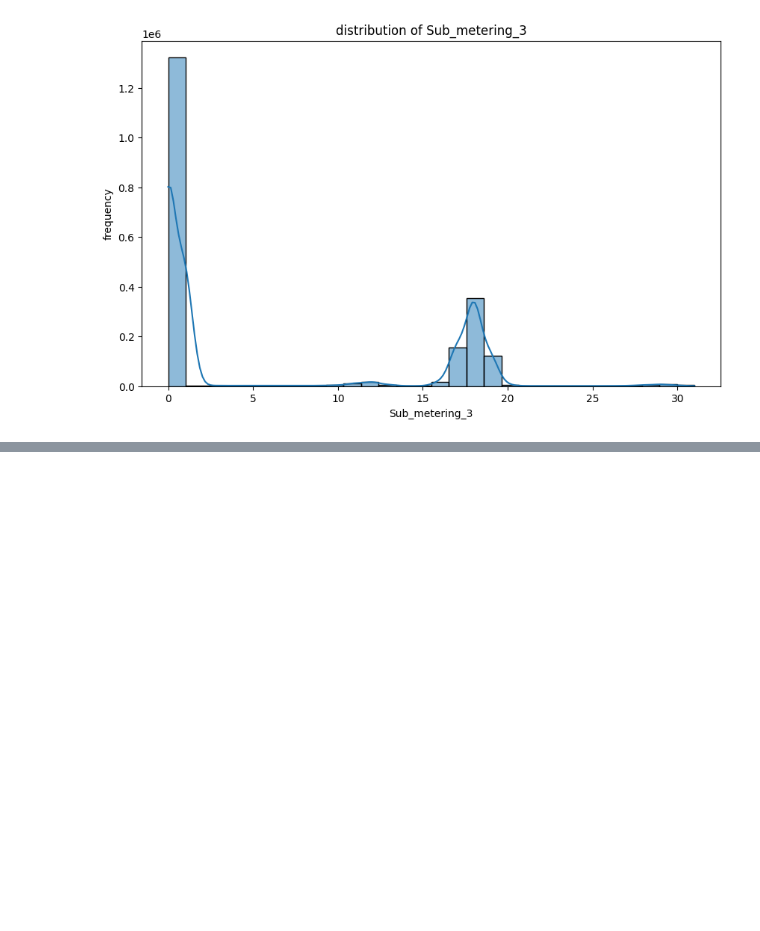
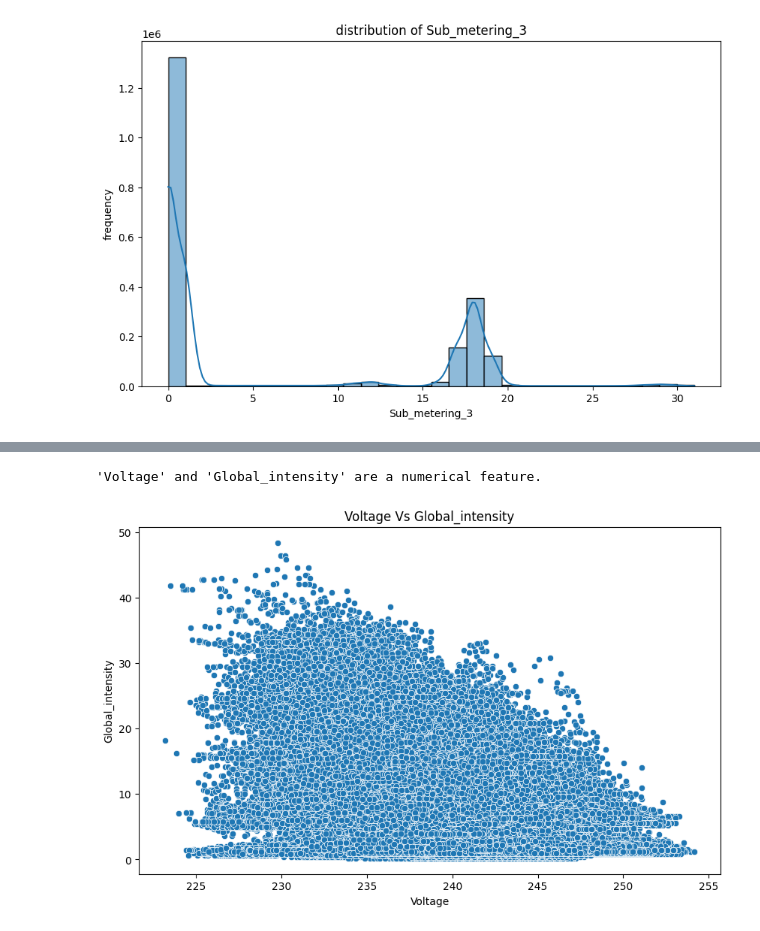
Before and after one commit to yuvraj-rathod-1202/Electricity_Consumption_Predictor, a Jupyter notebook: EDA/EDA.ipynb, the cells around one changed output, grey strips where cells are left out. Saved outputs shown, nothing was run; the diff lists cells and outputs as text; code cells hidden in the pictures; blank space fills up the shorter version.

```diff
--- a/EDA/EDA.ipynb
+++ b/EDA/EDA.ipynb
@@ -124,0 +155,5 @@ for feature in features:
+# %%
+BivariateAnalyzer().execute_strategy(df, "Voltage", "Global_intensity")
+# %% [output]
+'Voltage' and 'Global_intensity' are a numerical feature.
+[figure, added]
```
Also changed, not shown: parts of 11 cells of this notebook.
